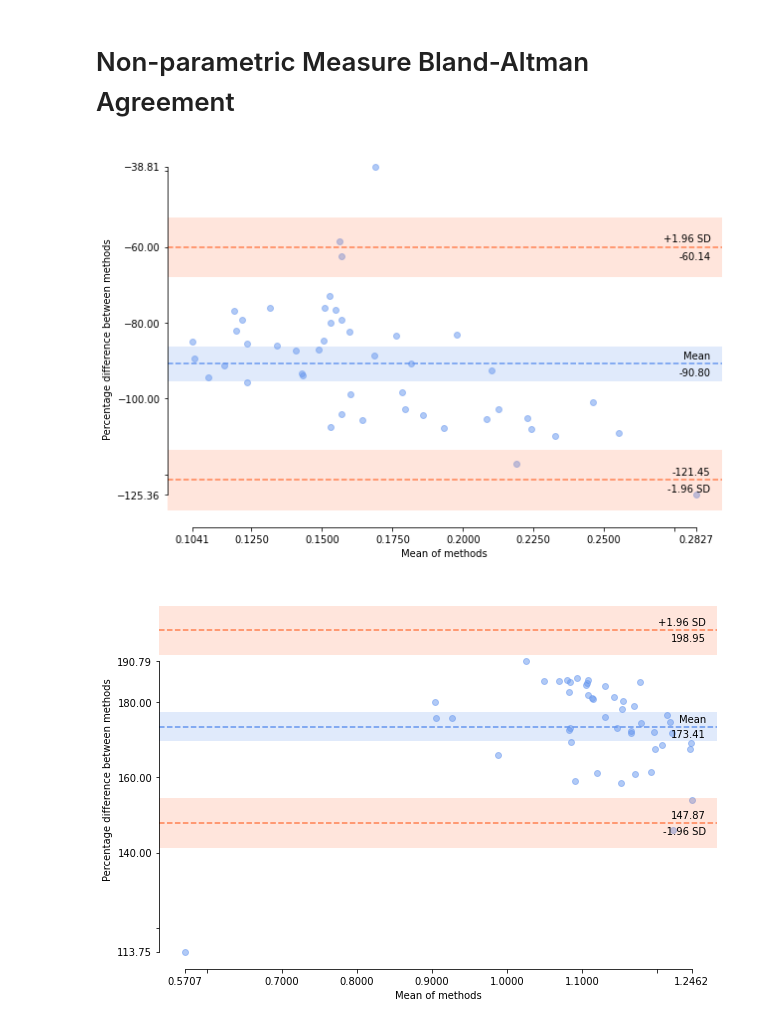
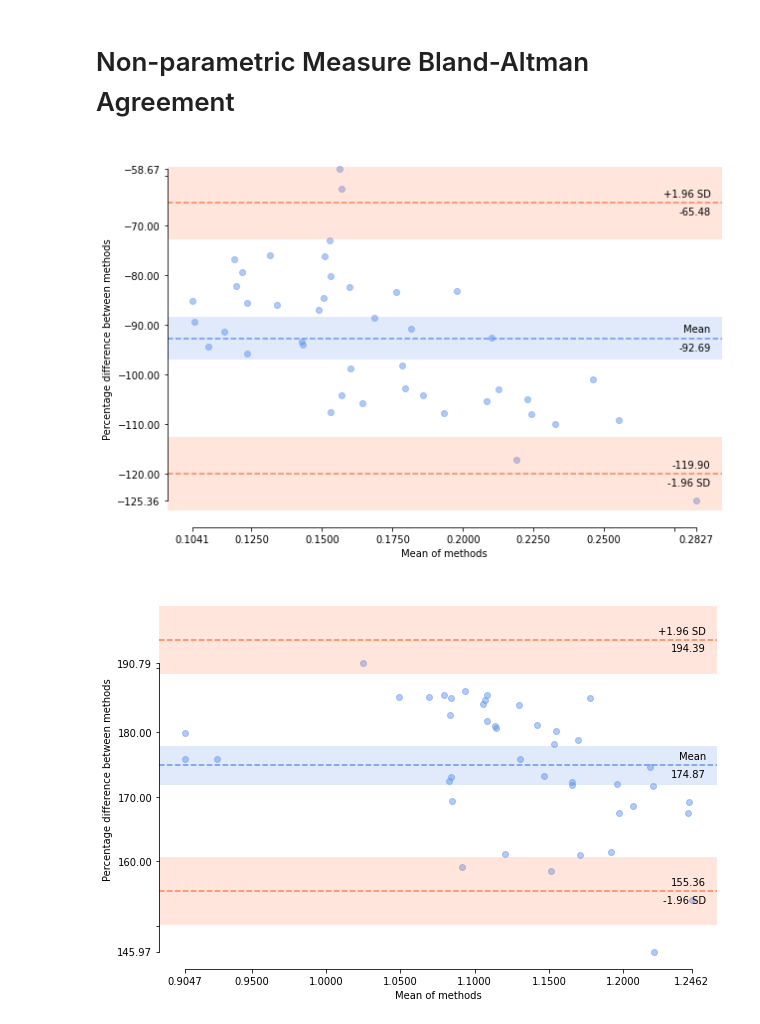
Before and after one commit to UTCogNeuroLab/wearables, a Jupyter notebook: notebooks/Level 2 Analyses.ipynb, the cells around one changed output. Cells and saved outputs as stored; diff of their text form; code cells hidden in the pictures.

Commit message:
added Fitbit Sense survey data exploratory analysis

```diff
--- a/notebooks/Level 2 Analyses.ipynb
+++ b/notebooks/Level 2 Analyses.ipynb
@@ -17 +25,6 @@ cor = pd.read_csv(results_dir + 'ts_correlations.csv')
+# %%
+drop_subs = [10148, 20103, 20184]
+cor = cor[~cor['subject'].isin(drop_subs)]
+npar = npar[~npar['subject'].isin(drop_subs)]
+cr = cr[~cr['subject'].isin(drop_subs)]
 # %%
@@ -96,12 +130,17 @@ pyCompare.blandAltman(cr[cr['device'] == 'Actiwatch']['beta'].values, cr[cr['dev
 # %% [markdown]
 # Non-parametric Measure Bland-Altman Agreement
+# %%
+from scipy import stats
+npar = npar[~npar['subject'].isin([10145])]
 # %%
 pyCompare.blandAltman(npar[npar['device'] == 'Actiwatch']['IS'].values, npar[npar['device'] == 'Fitbit']['IS'].values, percentage=True)
+pyCompare.blandAltman(npar[npar['device'] == 'Actiwatch']['IS'].values, npar[npar['device'] == 'Fitbit']['IS'].values, percentage=True, savePath='/Users/mcmahonmc/Box/CogNeuroLab/Wearables/results/bland_IS.png')
 # %% [output]
-[figure, old version]
+[figure, new version]
 # %%
 pyCompare.blandAltman(npar[npar['device'] == 'Actiwatch']['IV'].values, npar[npar['device'] == 'Fitbit']['IV'].values, percentage=True)
+newplot = pyCompare.blandAltman(npar[npar['device'] == 'Actiwatch']['IV'].values, npar[npar['device'] == 'Fitbit']['IV'].values, percentage=True, savePath='/Users/mcmahonmc/Box/CogNeuroLab/Wearables/results/bland_IV.png')
 # %% [output]
-[figure, old version]
+[figure, new version]
 # %%
 pyCompare.blandAltman(npar[npar['device'] == 'Actiwatch']['RA'].values, npar[npar['device'] == 'Fitbit']['RA'].values, percentage=True)
```
Also changed, not shown: parts of 27 cells of this notebook, 3 other files.
